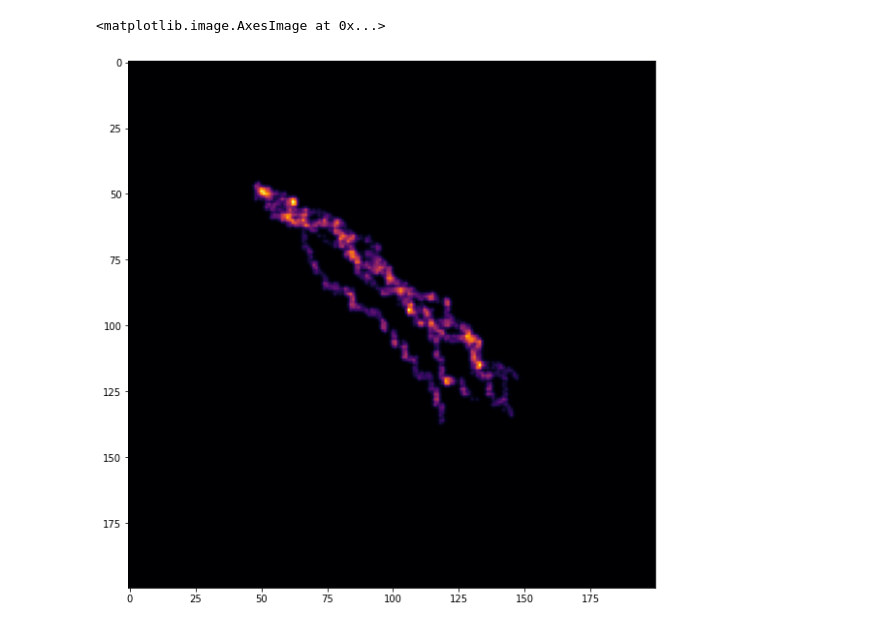
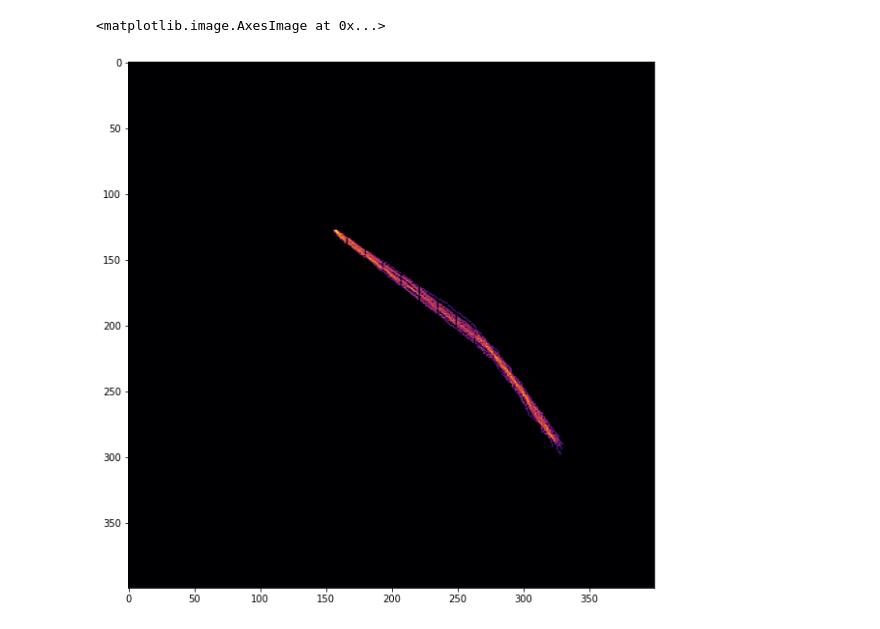
Before and after one commit to generic-github-user/lightning-simulation, a Jupyter notebook: lightning.ipynb, the cells around one changed output. Saved outputs shown, nothing was run; the diff lists cells and outputs as text; code cells hidden in the pictures.

```diff
--- a/lightning.ipynb
+++ b/lightning.ipynb
@@ -65,32 +71,80 @@ kernel = (np.array(kernel)*2)**2
 # %%
+R = 400
+particles = 20
+
+field = np.zeros([2, R, R])
+# charge = np.zeros([2, 30, 30])
+# charge = np.random.uniform(R//4, R//4, [particles, 2])
+
+# Particle starting point
+source = np.random.uniform(0, R//2, [2])
+# Particle ending point/destination
+target = np.random.uniform(R//2, R, [2])
+
+noise = np.random.uniform(0., 1, [particles, 2])
+charge = np.full([particles, 2], source) + noise
+
+# simulate as particles?
+# for i in range(30):
+#     charge[:, tuple(np.random.randint([0,0], charge.shape[1:]))] = 1
+canvas = np.zeros([R, R])
+
 # @nb.njit
 def clip(x, a=0, b=R-1):
-    return np.clip(a, b, x)
+    return np.clip(x, a, b)
 
-for i in range(600):
+# parametrize each particle separately?
+
+def gen_field():
+    """
+    Generate a function that takes a point and returns a vector representing a particle's motion; the function's parameters will be randomized once (when it is first created) using a function closure
+    """
+    t = np.random.normal(0., 5., [2])
+    def F(p):
+        return np.sin(p * t) * 0.5
+    return F
+
+F_main = gen_field()
+
+iterations = 200
+# Run the simulation
+for i in range(iterations):
+    # TODO: continuously add more particles
+    # TODO: evolving parameters throughout simulation
     for c in range(charge.shape[0]):
-        d = charge[c]
+        C = charge[c]
 #         print(d, flow[tuple(clip(d.astype(np.int)))]*10)
 #         print(d)
 
         x, y = d
         r2 = R//2
-        delta = np.array([-np.cos(np.pi * (x-r2) * np.random.normal(1, 0.001)), np.sin(np.pi * (y-r2) * np.random.normal(1, 0.001))])*1.4+np.random.normal(0.1, 0.0005)
+        q = 0.001
+        w = 0.0001
+#         delta = np.array([-np.cos(np.pi * (x-r2) * np.random.normal(1, q)), np.sin(np.pi * (y-r2) * np.random.normal(1, q))])*1.4+np.random.normal(0.1, w)
 #         delta = np.random.normal(0.1, 0.1, [2])*3
+
+#         dist = np.linalg.norm(target - d)
+        dist = np.linalg.norm(target - C)
+#         Determine the particle's change in position from one timestep to the next
+        delta = ((target - C) / dist) * (200 / iterations) + F_main(C) + np.random.normal(0, 0.02, [2])
+
         charge[c] += delta #np.array()
 #         charge[c] += flow[tuple(clip(d.astype(np.int)))]*10
         charge[c] = clip(charge[c])
 #         print(tuple(clip(charge[c].astype(np.int))))
 #         v = 1
         v = np.linalg.norm(delta)
 #         canvas[tuple(clip(charge[c].astype(np.int)))] += v
         z = clip(charge[c].astype(np.int))
-        A = tuple(z-1)
-        B = tuple(z+2)
+        A = tuple(z-kernel.shape[0]//2)
+        B = tuple(z+kernel.shape[1]//2+1)
+
 #         print(canvas[A[0]:B[0], A[1]:B[1]])
-        canvas[A[0]:B[0], A[1]:B[1]] += kernel * v
+#         print(kernel2 * v)
+#         canvas[A[0]:B[0], A[1]:B[1]] += kernel * v
+        canvas[tuple(z)] += v
 
-plt.imshow(canvas**0.9, cmap='inferno')
+plt.imshow(canvas**0.5, cmap='inferno')
 # %% [output]
 <matplotlib.image.AxesImage at 0x...>
-[figure, old version]
+[figure, new version]
```
Also changed, not shown: parts of 4 cells of this notebook.
